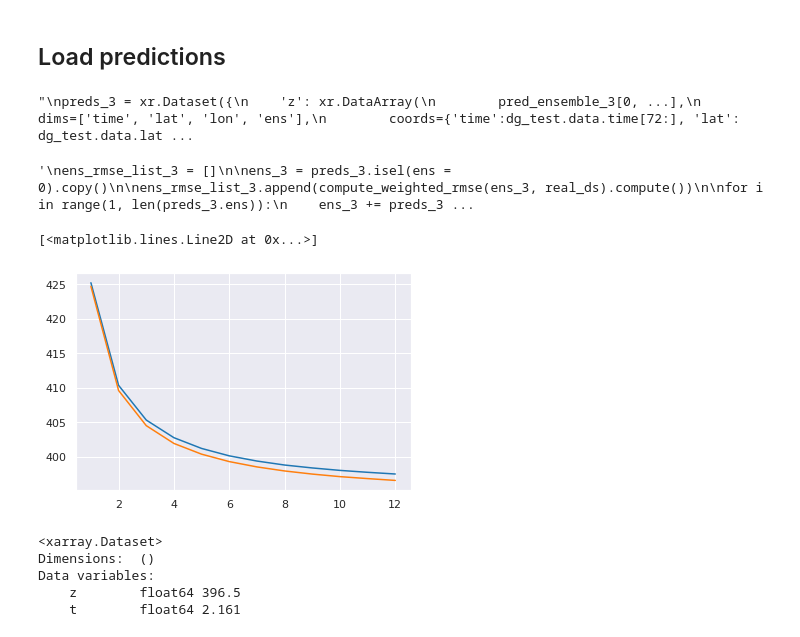
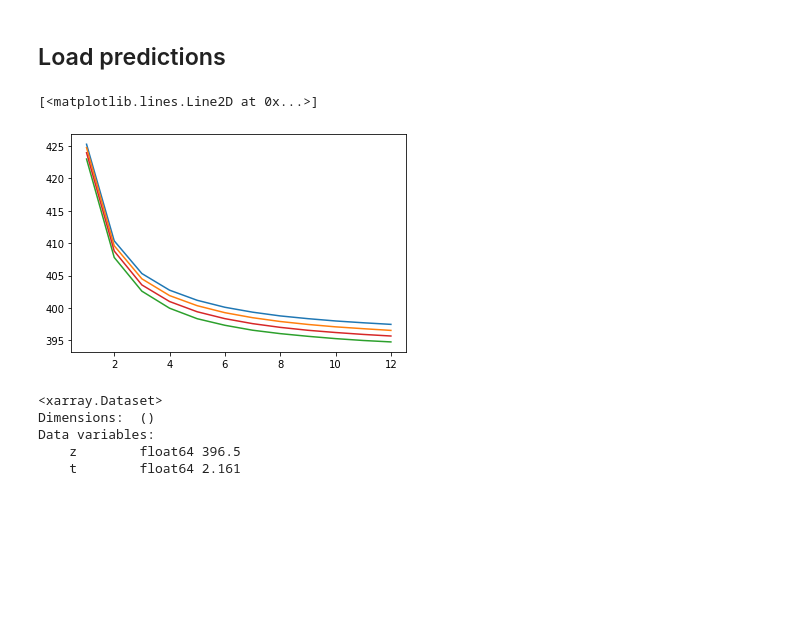
Before and after one commit to mc4117/ResNet_Weather, a Jupyter notebook: neural_notebooks/resnet/full_dataset_dr_72_more_data_9blocks.ipynb, the cells around one changed output. Saved outputs shown, nothing was run; the diff lists cells and outputs as text; code cells hidden in the pictures; blank space fills up the shorter version.

```diff
--- a/neural_notebooks/resnet/full_dataset_dr_72_more_data_9blocks.ipynb
+++ b/neural_notebooks/resnet/full_dataset_dr_72_more_data_9blocks.ipynb
@@ -30,9 +30,6 @@ def limit_mem():
     tf.compat.v1.Session(config=config)
 # %%
 limit_mem()
-# %%
-sns.set_style('darkgrid')
-sns.set_context('notebook')
 # %%
 DATADIR = '/rds/general/user/mc4117/home/WeatherBench/data/'
 # %% [markdown]
@@ -171,8 +168,8 @@ Loading data into RAM
 
 pred_ensemble_1 = np.load('/rds/general/user/mc4117/ephemeral/saved_pred/whole_res_more_data_do_9_0.npy')
 pred_ensemble_2 = np.load('/rds/general/user/mc4117/ephemeral/saved_pred/whole_res_more_data_do_9_1.npy')
-#pred_ensemble_3 = np.load('/rds/general/user/mc4117/ephemeral/saved_pred/whole_res_more_data_do_7_2.npy')
-#pred_ensemble_4 = np.load('/rds/general/user/mc4117/ephemeral/saved_pred/whole_res_more_data_do_7_3.npy')
+pred_ensemble_3 = np.load('/rds/general/user/mc4117/ephemeral/saved_pred/whole_res_more_data_do_9_2.npy')
+pred_ensemble_4 = np.load('/rds/general/user/mc4117/ephemeral/saved_pred/whole_res_more_data_do_9_3.npy')
 # %%
 samples = 12
 preds_1 = xr.Dataset({
@@ -205,15 +202,15 @@ preds_2 = xr.Dataset({
     )
 })
 
-"""
+
 preds_3 = xr.Dataset({
-    'z': xr.DataArray(
+    't': xr.DataArray(
         pred_ensemble_3[0, ...],
         dims=['time', 'lat', 'lon', 'ens'],
         coords={'time':dg_test.data.time[72:], 'lat': dg_test.data.lat, 'lon': dg_test.data.lon, 'ens': 24 + np.arange(samples),
                 },
     ),
-    't': xr.DataArray(
+    'z': xr.DataArray(
         pred_ensemble_3[1, ...],
         dims=['time', 'lat', 'lon', 'ens'],
         coords={'time':dg_test.data.time[72:], 'lat': dg_test.data.lat, 'lon': dg_test.data.lon, 'ens': 24 + np.arange(samples),
@@ -222,22 +219,19 @@ preds_3 = xr.Dataset({
 })
 
 preds_4 = xr.Dataset({
-    'z': xr.DataArray(
+    't': xr.DataArray(
         pred_ensemble_4[0, ...],
         dims=['time', 'lat', 'lon', 'ens'],
         coords={'time':dg_test.data.time[72:], 'lat': dg_test.data.lat, 'lon': dg_test.data.lon, 'ens': 36+ np.arange(samples),
                 },
     ),
-    't': xr.DataArray(
+    'z': xr.DataArray(
         pred_ensemble_4[1, ...],
         dims=['time', 'lat', 'lon', 'ens'],
         coords={'time':dg_test.data.time[72:], 'lat': dg_test.data.lat, 'lon': dg_test.data.lon, 'ens': 36 + np.arange(samples),
                 },
     )
 })
-"""
-# %% [output]
-"\npreds_3 = xr.Dataset({\n    'z': xr.DataArray(\n        pred_ensemble_3[0, ...],\n        dims=['time', 'lat', 'lon', 'ens'],\n        coords={'time':dg_test.data.time[72:], 'lat': dg_test.data.lat ...
 # %%
 X1, y1 = dg_test[0]
 
@@ -282,7 +276,7 @@ for i in range(1, len(preds_2.ens)):
     ens_2 += preds_2.isel(ens = i).copy()
     ens_rmse_list_2.append(compute_weighted_rmse(ens_2/(i+1), real_ds).compute())
 
-"""
+
 ens_rmse_list_3 = []
 
 ens_3 = preds_3.isel(ens = 0).copy()
@@ -302,17 +296,14 @@ ens_rmse_list_4.append(compute_weighted_rmse(ens_4, real_ds).compute())
 for i in range(1, len(preds_4.ens)):
     ens_4 += preds_4.isel(ens = i).copy()
     ens_rmse_list_4.append(compute_weighted_rmse(ens_4/(i+1), real_ds).compute())
-"""
-# %% [output]
-'\nens_rmse_list_3 = []\n\nens_3 = preds_3.isel(ens = 0).copy()\n\nens_rmse_list_3.append(compute_weighted_rmse(ens_3, real_ds).compute())\n\nfor i in range(1, len(preds_3.ens)):\n    ens_3 += preds_3 ...
 # %%
 plt.plot([i +1 for i in range(len(ens_rmse_list_1))], [ens_rmse_list_1[i].z for i in range(len(ens_rmse_list_1))], label = '1')
 plt.plot([i +1 for i in range(len(ens_rmse_list_2))], [ens_rmse_list_2[i].z for i in range(len(ens_rmse_list_2))], label = '2')
-#plt.plot([i +1 for i in range(len(ens_rmse_list_3))], [ens_rmse_list_3[i].z for i in range(len(ens_rmse_list_3))], label = '3')
-#plt.plot([i +1 for i in range(len(ens_rmse_list_4))], [ens_rmse_list_4[i].z for i in range(len(ens_rmse_list_4))], label = '4')
+plt.plot([i +1 for i in range(len(ens_rmse_list_3))], [ens_rmse_list_3[i].z for i in range(len(ens_rmse_list_3))], label = '3')
+plt.plot([i +1 for i in range(len(ens_rmse_list_4))], [ens_rmse_list_4[i].z for i in range(len(ens_rmse_list_4))], label = '4')
 # %% [output]
 [<matplotlib.lines.Line2D at 0x...>]
-[figure, old version]
+[figure, new version]
 # %%
 ens_rmse_list_2[-1]
 # %% [output]
```
Also changed, not shown: parts of 11 cells of this notebook, 16 other files.
